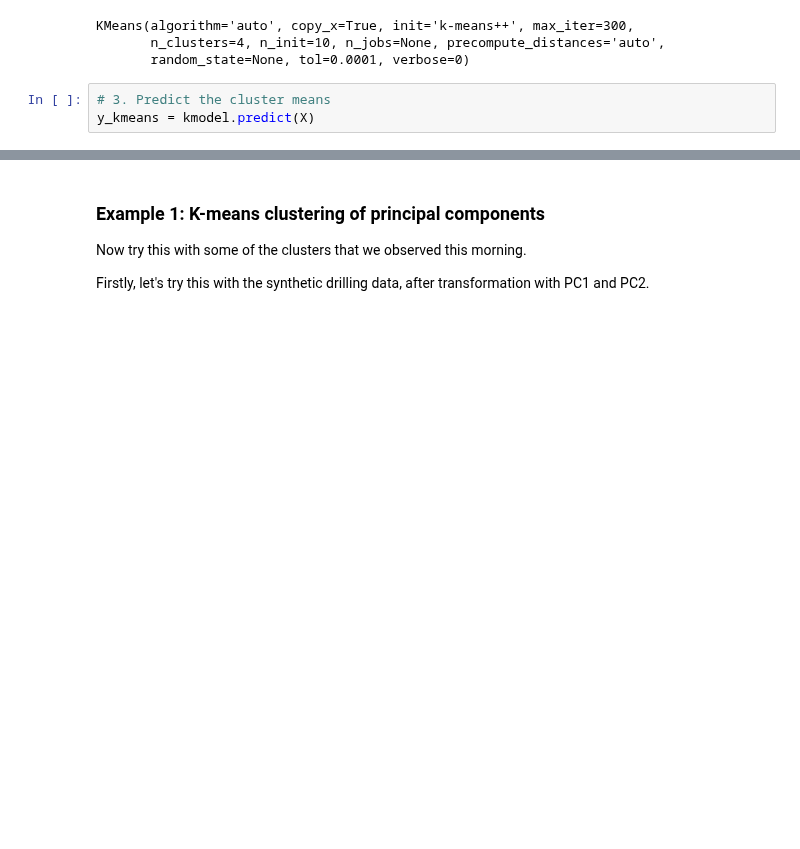
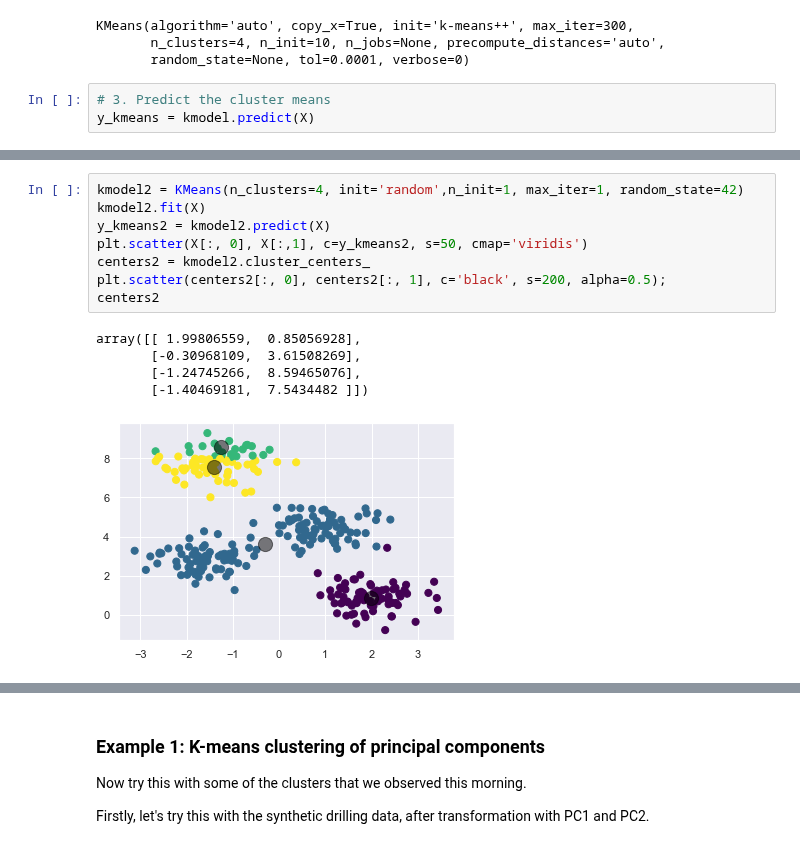
Before and after one commit to core-skills/06-multivariate-analysis, a Jupyter notebook: notebooks/pm1_clustering_filled.ipynb, the cells around one changed output, grey strips where cells are left out. Drawn from its saved outputs; the diff is of its cells as text; blank space fills up the shorter version.

```diff
--- a/notebooks/pm1_clustering_filled.ipynb
+++ b/notebooks/pm1_clustering_filled.ipynb
@@ -67,0 +81,14 @@ Now let's combine PCA and clustering...
+# %%
+kmodel2 = KMeans(n_clusters=4, init='random',n_init=1, max_iter=1, random_state=42)
+kmodel2.fit(X)
+y_kmeans2 = kmodel2.predict(X)
+plt.scatter(X[:, 0], X[:,1], c=y_kmeans2, s=50, cmap='viridis')
+centers2 = kmodel2.cluster_centers_
+plt.scatter(centers2[:, 0], centers2[:, 1], c='black', s=200, alpha=0.5);
+centers2
+# %% [output]
+array([[ 1.99806559,  0.85056928],
+       [-0.30968109,  3.61508269],
+       [-1.24745266,  8.59465076],
+       [-1.40469181,  7.5434482 ]])
+[figure, added]
```
Also changed, not shown: parts of 6 cells of this notebook, 5 other files.
